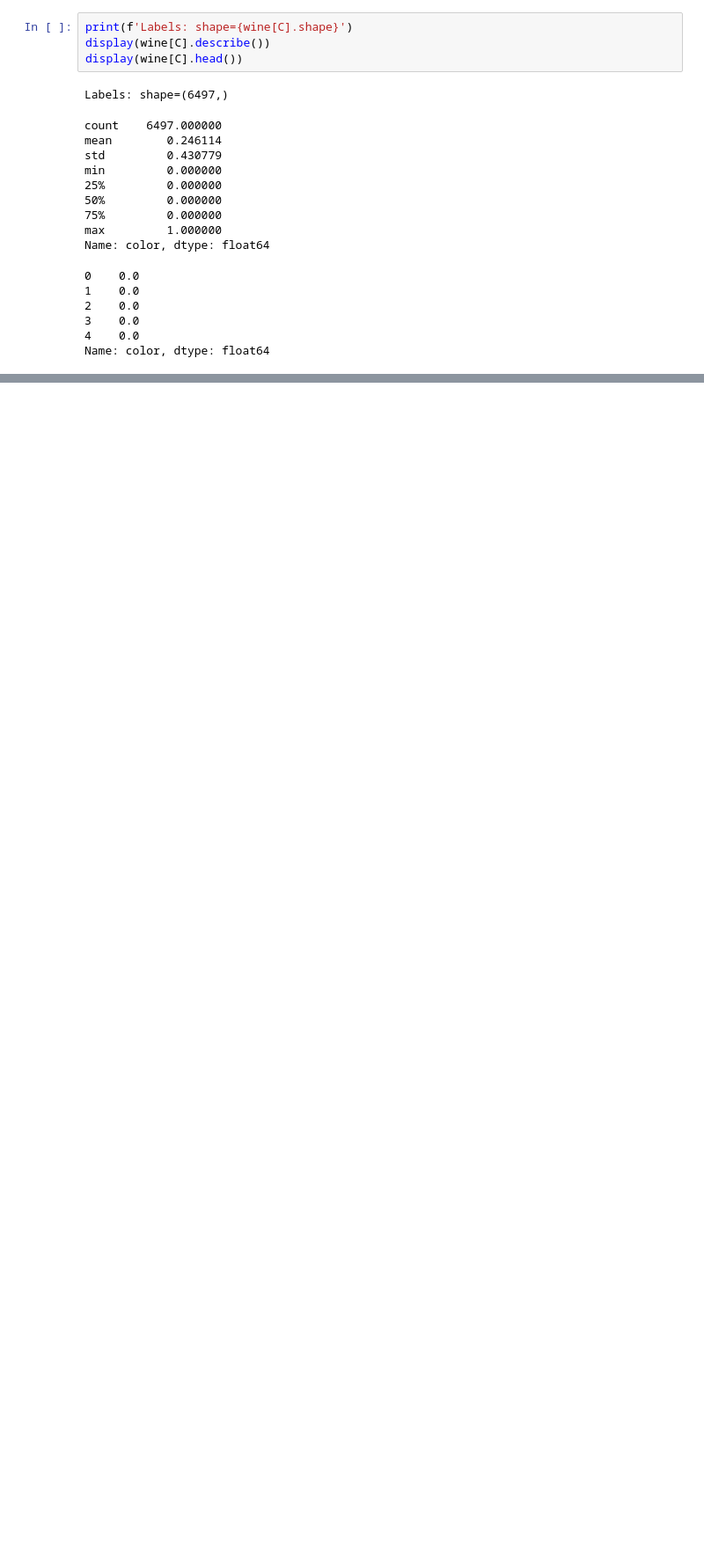
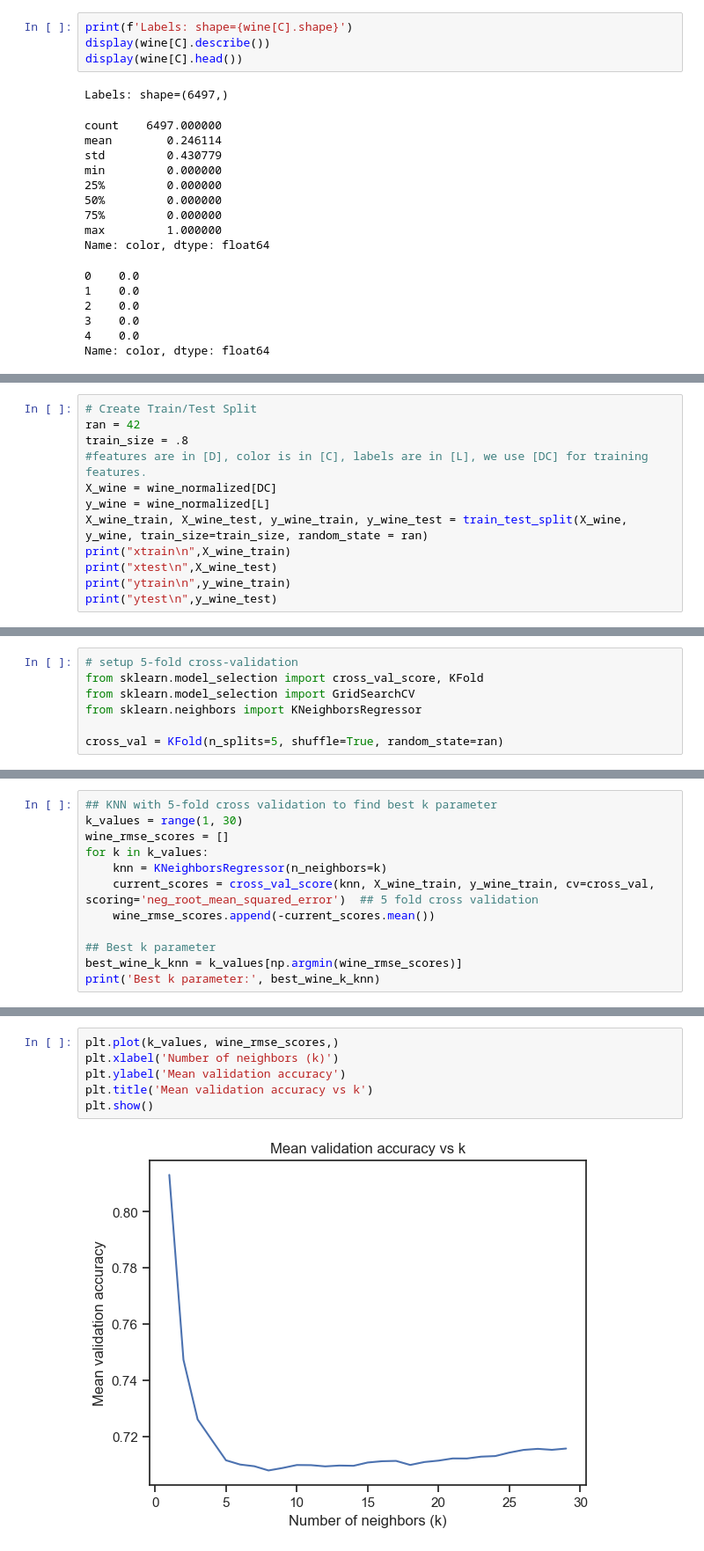
Before and after one commit to sngamos/UWaterloo_Winter, a Jupyter notebook: ECE457B-Machine-Learning/Assignments/Assignment2/submission/A2_code.ipynb, the cells around one changed output, grey strips where cells are left out. Shown: that part at 88% size. Drawn from its saved outputs; the diff is of its cells as text; blank space fills up the shorter version.

```diff
--- a/ECE457B-Machine-Learning/Assignments/Assignment2/submission/A2_code.ipynb
+++ b/ECE457B-Machine-Learning/Assignments/Assignment2/submission/A2_code.ipynb
@@ -125,0 +186,12 @@ X_train, X_test, y_train, y_test = train_test_split(X, y, train_size=train_size,
+# %%
+# Create Train/Test Split
+ran = 42
+train_size = .8
+#features are in [D], color is in [C], labels are in [L], we use [DC] for training features.
+X_wine = wine_normalized[DC]
+y_wine = wine_normalized[L]
+X_wine_train, X_wine_test, y_wine_train, y_wine_test = train_test_split(X_wine, y_wine, train_size=train_size, random_state = ran)
+print("xtrain\n",X_wine_train)
+print("xtest\n",X_wine_test)
+print("ytrain\n",y_wine_train)
+print("ytest\n",y_wine_test)
@@ -125,0 +220,7 @@ X_train, X_test, y_train, y_test = train_test_split(X, y, train_size=train_size,
+# %%
+# setup 5-fold cross-validation
+from sklearn.model_selection import cross_val_score, KFold
+from sklearn.model_selection import GridSearchCV
+from sklearn.neighbors import KNeighborsRegressor
+
+cross_val = KFold(n_splits=5, shuffle=True, random_state=ran)
@@ -125,0 +229,12 @@ X_train, X_test, y_train, y_test = train_test_split(X, y, train_size=train_size,
+# %%
+## KNN with 5-fold cross validation to find best k parameter
+k_values = range(1, 30)
+wine_rmse_scores = []
+for k in k_values:
+    knn = KNeighborsRegressor(n_neighbors=k)
+    current_scores = cross_val_score(knn, X_wine_train, y_wine_train, cv=cross_val, scoring='neg_root_mean_squared_error')  ## 5 fold cross validation
+    wine_rmse_scores.append(-current_scores.mean())
+
+## Best k parameter
+best_wine_k_knn = k_values[np.argmin(wine_rmse_scores)]
+print('Best k parameter:', best_wine_k_knn)
@@ -125,0 +243,8 @@ X_train, X_test, y_train, y_test = train_test_split(X, y, train_size=train_size,
+# %%
+plt.plot(k_values, wine_rmse_scores,)
+plt.xlabel('Number of neighbors (k)')
+plt.ylabel('Mean validation accuracy')
+plt.title('Mean validation accuracy vs k')
+plt.show()
+# %% [output]
+[figure, added]
```
Also changed, not shown: parts of 68 cells of this notebook, 4 other files.
